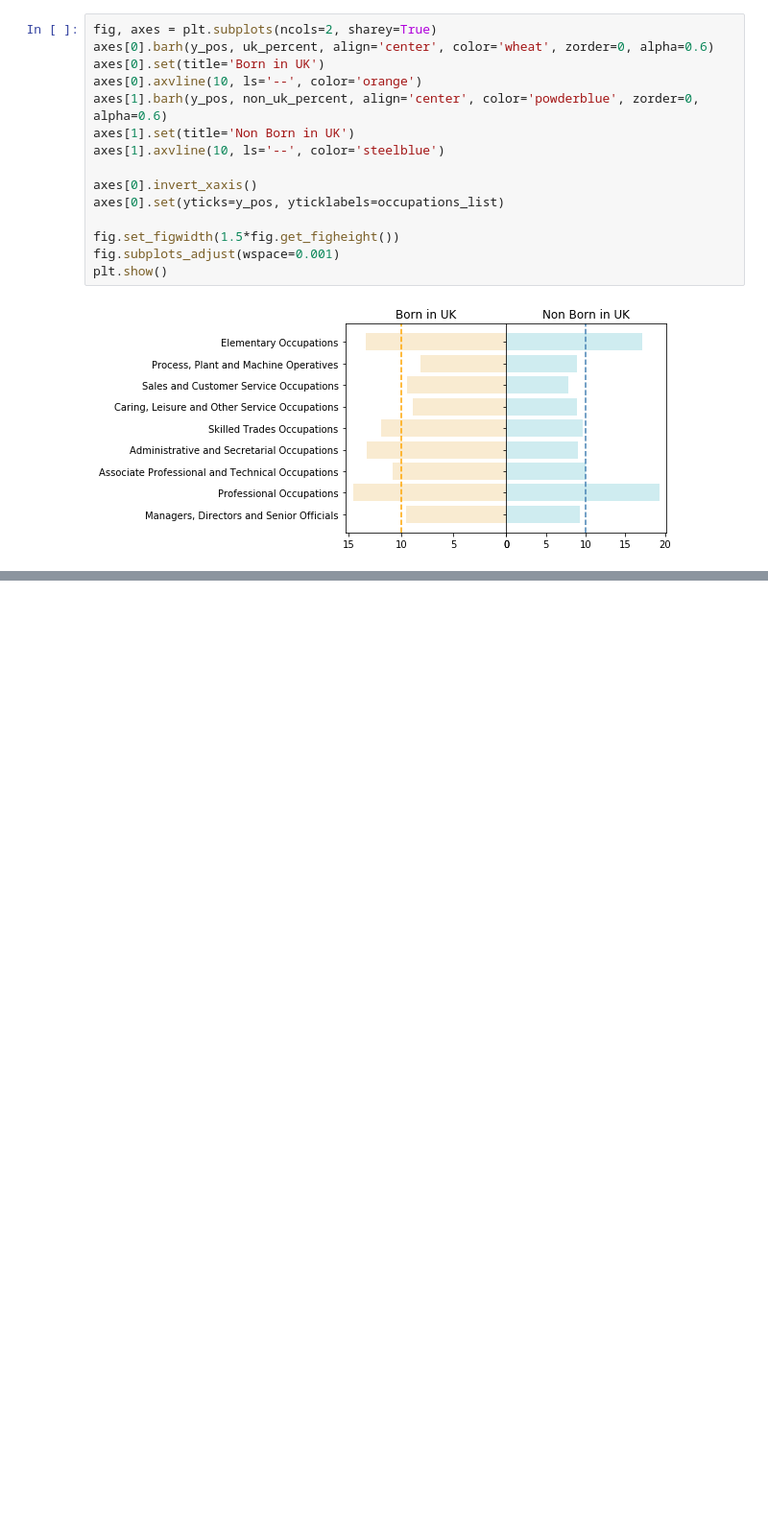
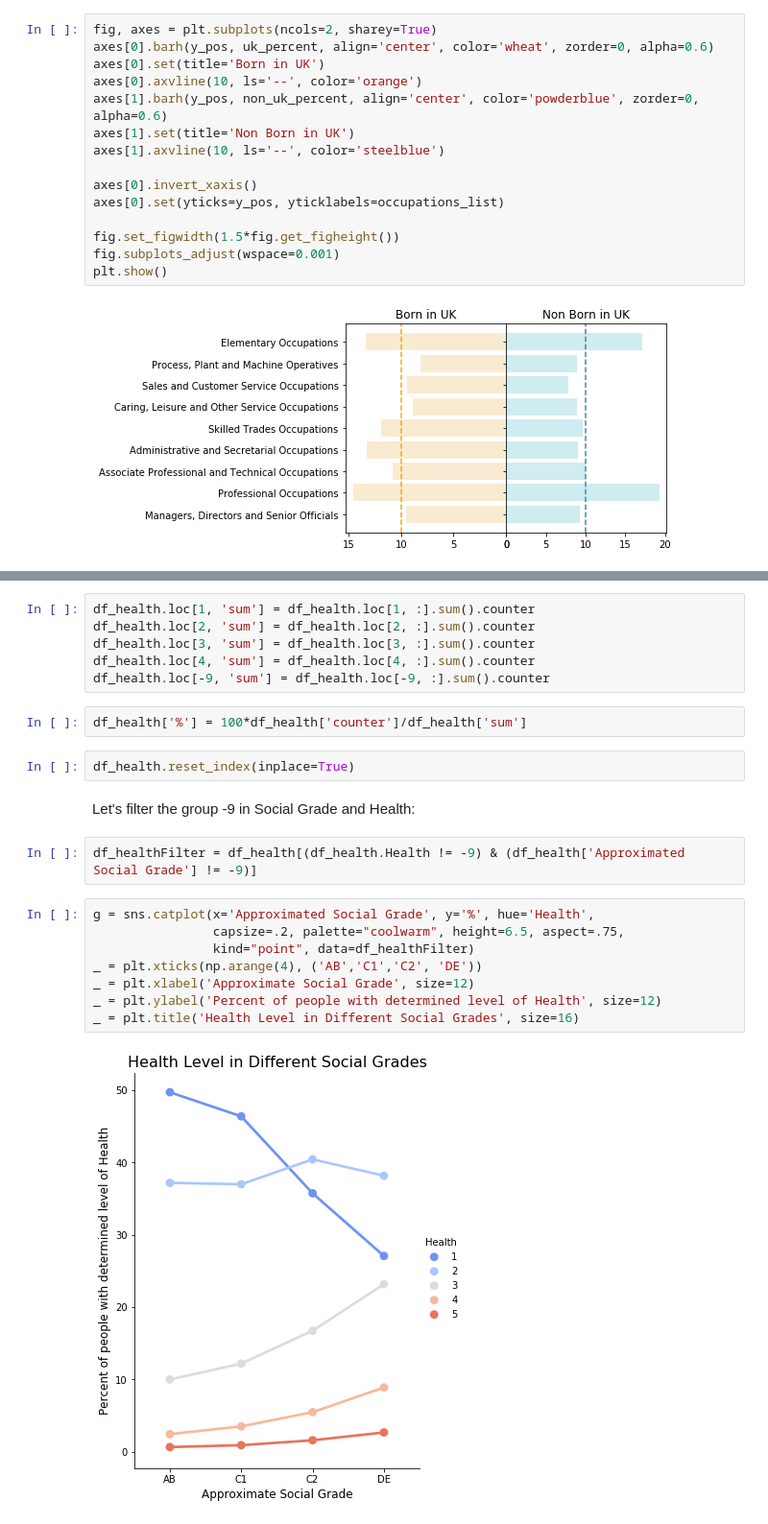
Before and after one commit to Daesparz/Conundrum_7, a Jupyter notebook: exploratory_data_analysis.ipynb, the cells around one changed output, grey strips where cells are left out. Shown: that part at 96% size. Drawn from its saved outputs; the diff is of its cells as text; blank space fills up the shorter version.

Commit message:
health analysis

```diff
--- a/exploratory_data_analysis.ipynb
+++ b/exploratory_data_analysis.ipynb
@@ -379,0 +392,24 @@ plt.show()
+# %%
+df_health.loc[1, 'sum'] = df_health.loc[1, :].sum().counter
+df_health.loc[2, 'sum'] = df_health.loc[2, :].sum().counter
+df_health.loc[3, 'sum'] = df_health.loc[3, :].sum().counter
+df_health.loc[4, 'sum'] = df_health.loc[4, :].sum().counter
+df_health.loc[-9, 'sum'] = df_health.loc[-9, :].sum().counter
+# %%
+df_health['%'] = 100*df_health['counter']/df_health['sum']
+# %%
+df_health.reset_index(inplace=True)
+# %% [markdown]
+Let's filter the group -9 in Social Grade and Health:
+# %%
+df_healthFilter = df_health[(df_health.Health != -9) & (df_health['Approximated Social Grade'] != -9)]
+# %%
+g = sns.catplot(x='Approximated Social Grade', y='%', hue='Health',
+                capsize=.2, palette="coolwarm", height=6.5, aspect=.75,
+                kind="point", data=df_healthFilter)
+_ = plt.xticks(np.arange(4), ('AB','C1','C2', 'DE'))
+_ = plt.xlabel('Approximate Social Grade', size=12)
+_ = plt.ylabel('Percent of people with determined level of Health', size=12)
+_ = plt.title('Health Level in Different Social Grades', size=16)
+# %% [output]
+[figure, added]
```
Also changed, not shown: parts of 3 cells of this notebook.
